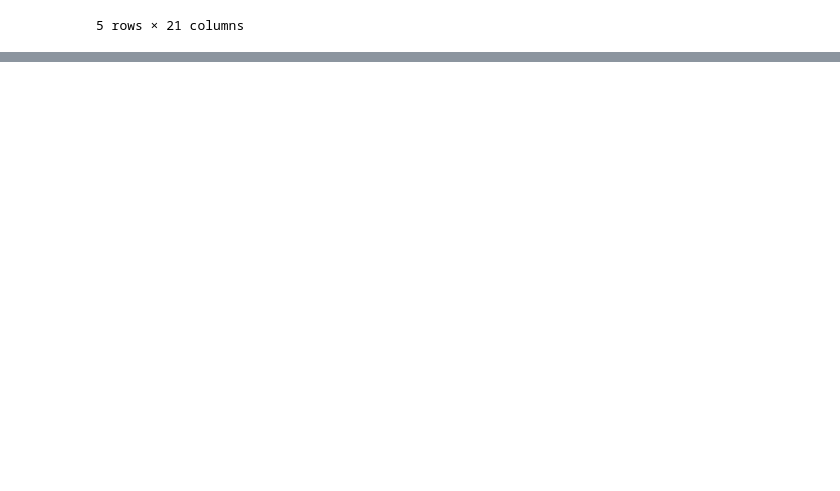
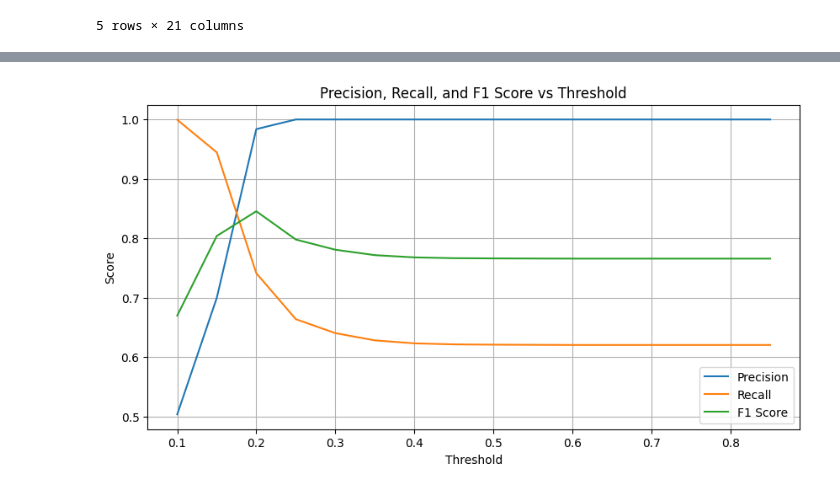
Before and after one commit to parshva-mehta/fraud-detect, a Jupyter notebook: model.ipynb, the cells around one changed output, grey strips where cells are left out. Drawn from its saved outputs; the diff is of its cells as text; code cells hidden in the pictures; blank space fills up the shorter version.

Commit message:
finished project, added some graphs- add or delete as needed

```diff
--- a/model.ipynb
+++ b/model.ipynb
@@ -13,7 +11,8 @@ from torch.utils.data import DataLoader, TensorDataset, random_split
 # %%
 # Import df and extract elements
-fraud_df = pd.read_csv("synthetic_fraud_dataset.csv")
-fraud_df.head()
+df = pd.read_csv("synthetic_fraud_dataset.csv")
+
+df.head()
 # %% [output]
 |  | Transaction_ID | User_ID | Transaction_Amount | Transaction_Type | Timestamp | Account_Balance | ... |
 | 0 | TXN_33553 | USER_1834 | 39.79 | POS | 2023-08-14 19:30:00 | 93213.17 | ... |
@@ -116,0 +67,4 @@ Epoch 10, Loss: 0.0715
+# %%
+scaler = StandardScaler()
+X_train_scaled = scaler.fit_transform(X_train)
+X_test_scaled = scaler.transform(X_test)
@@ -116,0 +253,38 @@ Epoch 10, Loss: 0.0715
+# %%
+from sklearn.metrics import classification_report, roc_auc_score, precision_recall_curve
+import matplotlib.pyplot as plt
+import numpy as np
+
+# 1. Get predicted probabilities from the tuned model
+y_probs = stacked_tuned.predict_proba(X_test_scaled)[:, 1]
+
+# 2. Try different thresholds
+thresholds = np.arange(0.1, 0.9, 0.05)
+scores = []
+
+for t in thresholds:
+    preds = (y_probs >= t).astype(int)
+    report = classification_report(y_test, preds, output_dict=True)
+    f1 = report['1']['f1-score']
+    recall = report['1']['recall']
+    precision = report['1']['precision']
+    scores.append((t, precision, recall, f1))
+
+# 3. Plot Precision-Recall vs Threshold
+thresholds_plot = [x[0] for x in scores]
+precisions = [x[1] for x in scores]
+recalls = [x[2] for x in scores]
+f1s = [x[3] for x in scores]
+
+plt.figure(figsize=(10, 5))
+plt.plot(thresholds_plot, precisions, label='Precision')
+plt.plot(thresholds_plot, recalls, label='Recall')
+plt.plot(thresholds_plot, f1s, label='F1 Score')
+plt.xlabel("Threshold")
+plt.ylabel("Score")
+plt.title("Precision, Recall, and F1 Score vs Threshold")
+plt.legend()
+plt.grid()
+plt.show()
+# %% [output]
+[figure, added]
```
Also changed, not shown: parts of 10 cells of this notebook, 1 other file.
